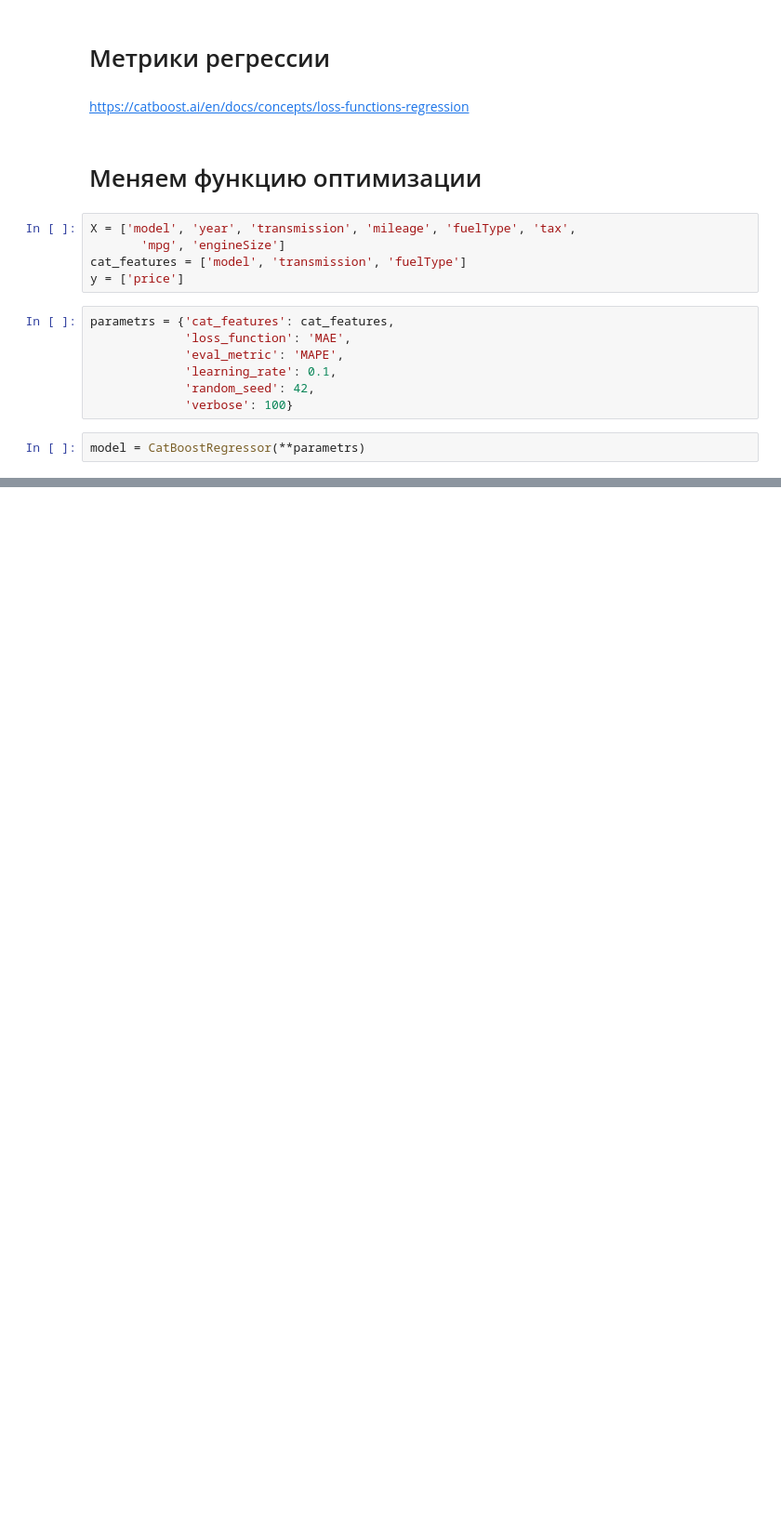
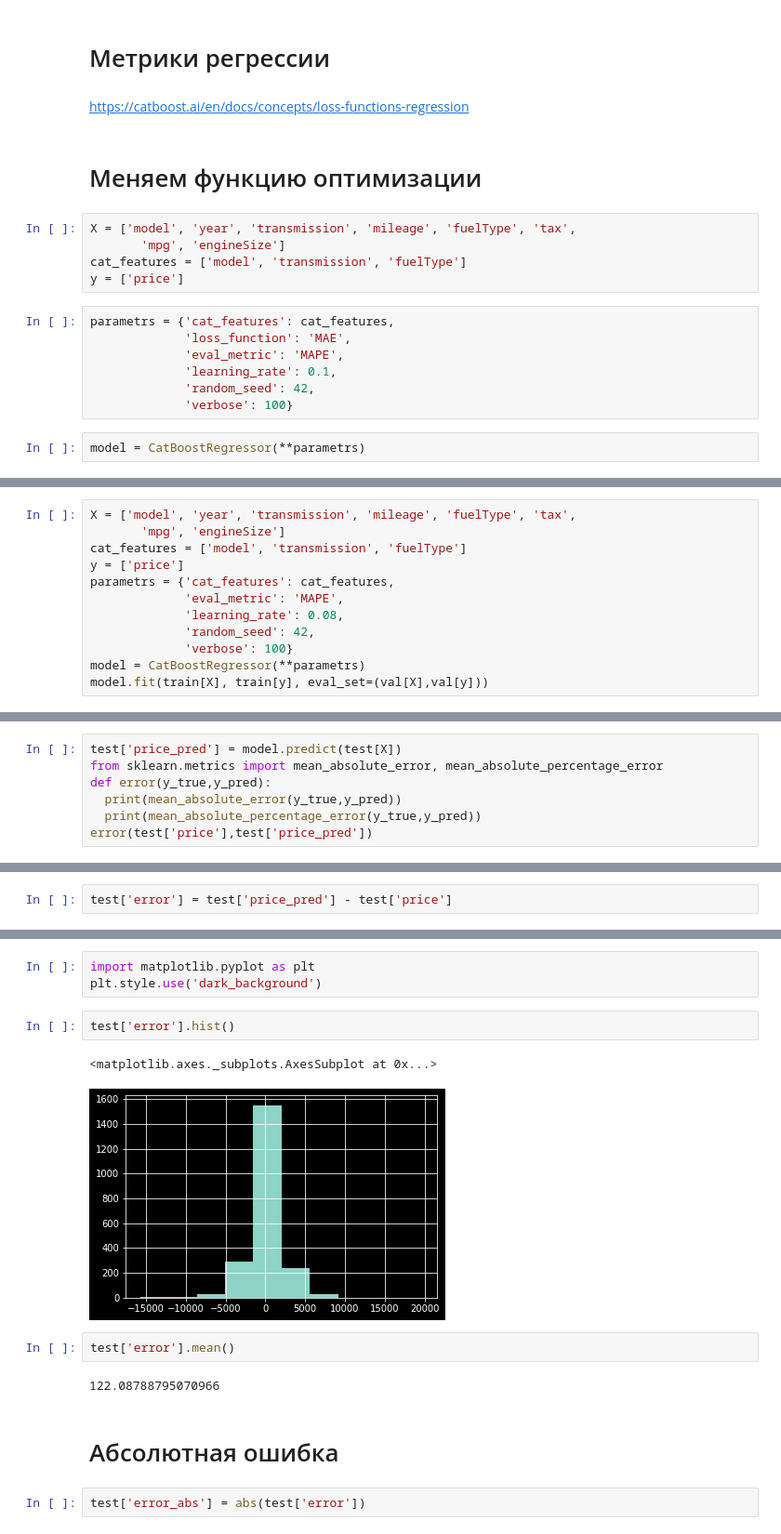
Before and after one commit to arsengir/colab, a Jupyter notebook: machine_learning.ipynb, the cells around one changed output, grey strips where cells are left out. Shown at 93% size. Drawn from its saved outputs; the diff is of its cells as text; blank space fills up the shorter version.

Commit message:
Machine Learning

```diff
--- a/machine_learning.ipynb
+++ b/machine_learning.ipynb
@@ -207,0 +477,12 @@ model.fit(train[X], train[y], eval_set=(val[X],val[y]))
+# %%
+X = ['model', 'year', 'transmission', 'mileage', 'fuelType', 'tax',
+       'mpg', 'engineSize']
+cat_features = ['model', 'transmission', 'fuelType']
+y = ['price']
+parametrs = {'cat_features': cat_features,
+             'eval_metric': 'MAPE',
+             'learning_rate': 0.08,
+             'random_seed': 42,
+             'verbose': 100}
+model = CatBoostRegressor(**parametrs)
+model.fit(train[X], train[y], eval_set=(val[X],val[y]))
@@ -207,0 +507,7 @@ model.fit(train[X], train[y], eval_set=(val[X],val[y]))
+# %%
+test['price_pred'] = model.predict(test[X])
+from sklearn.metrics import mean_absolute_error, mean_absolute_percentage_error
+def error(y_true,y_pred):
+  print(mean_absolute_error(y_true,y_pred))
+  print(mean_absolute_percentage_error(y_true,y_pred))
+error(test['price'],test['price_pred'])
@@ -207,0 +517,2 @@ model.fit(train[X], train[y], eval_set=(val[X],val[y]))
+# %%
+test['error'] = test['price_pred'] - test['price']
@@ -207,0 +535,16 @@ model.fit(train[X], train[y], eval_set=(val[X],val[y]))
+# %%
+import matplotlib.pyplot as plt
+plt.style.use('dark_background')
+# %%
+test['error'].hist()
+# %% [output]
+<matplotlib.axes._subplots.AxesSubplot at 0x...>
+[figure, added]
+# %%
+test['error'].mean()
+# %% [output]
+122.08788795070966
+# %% [markdown]
+# Абсолютная ошибка
+# %%
+test['error_abs'] = abs(test['error'])
```
Also changed, not shown: parts of 100 cells of this notebook.
